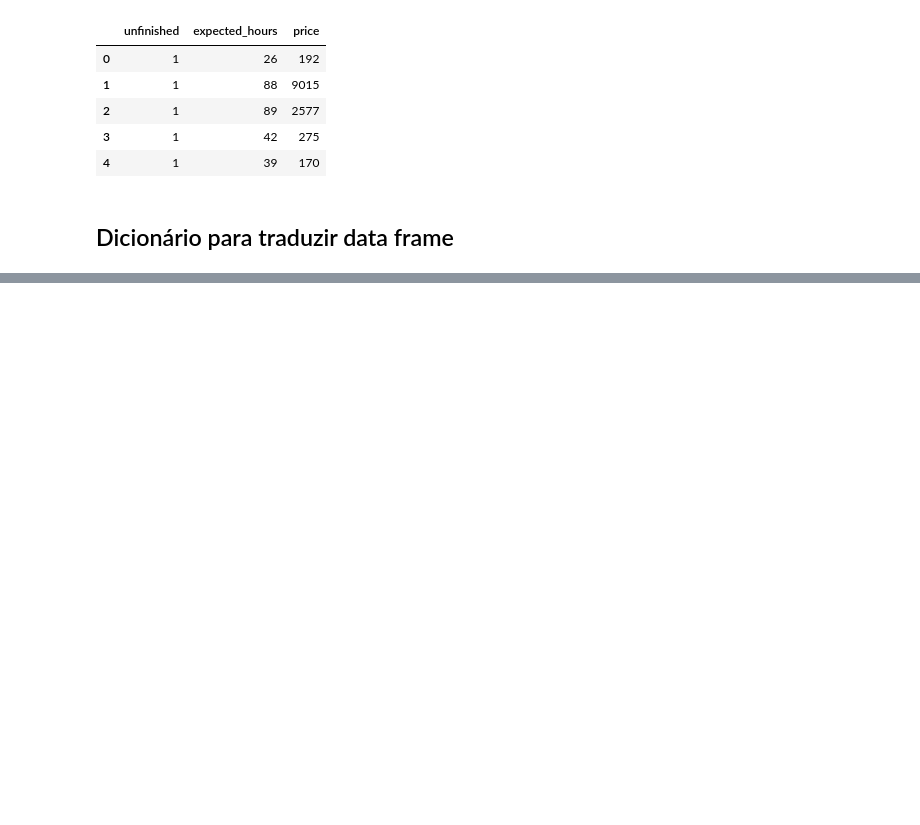
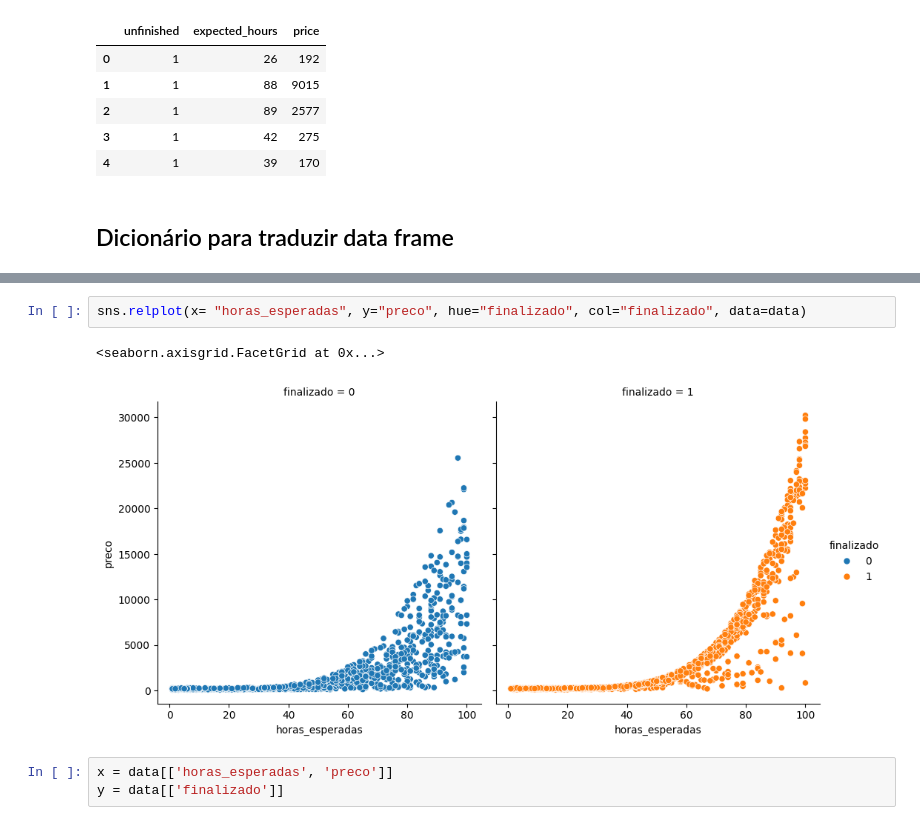
Before and after one commit to miguel-aguiars/AluraMachineLearningClassificacaoSKLearn, a Jupyter notebook: Aula_Machine_Learning_3.ipynb, the cells around one changed output, grey strips where cells are left out. Cells and saved outputs as stored; diff of their text form; blank space fills up the shorter version.

```diff
--- a/Aula_Machine_Learning_3.ipynb
+++ b/Aula_Machine_Learning_3.ipynb
@@ -50,0 +65,8 @@ AttributeError: 'DataFrame' object has no attribute 'nao_finalizado'
+# %%
+sns.relplot(x= "horas_esperadas", y="preco", hue="finalizado", col="finalizado", data=data)
+# %% [output]
+<seaborn.axisgrid.FacetGrid at 0x...>
+[figure, added]
+# %%
+x = data[['horas_esperadas', 'preco']]
+y = data[['finalizado']]
```
Also changed, not shown: parts of 10 cells of this notebook.
